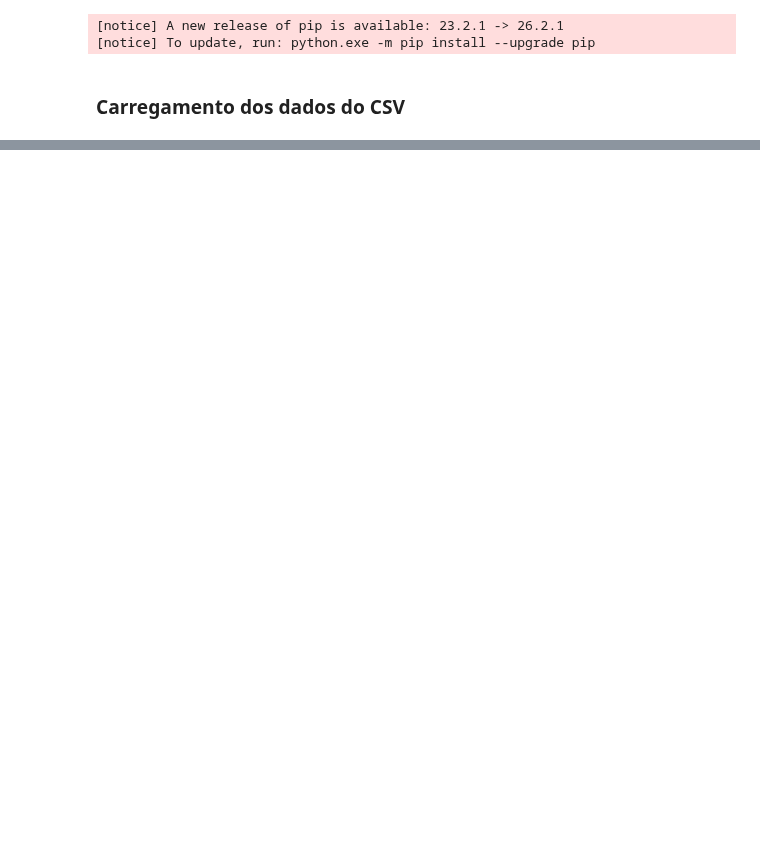
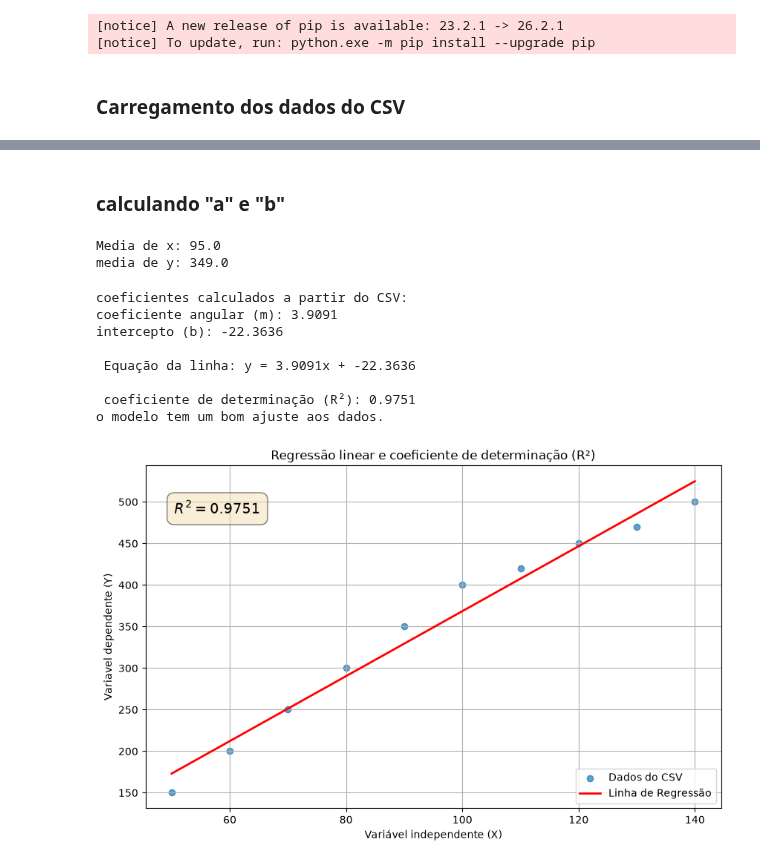
Before and after one commit to oVeronezi/aprendizagem-maquina, a Jupyter notebook: semana3/regressao_linear.ipynb, the cells around one changed output, grey strips where cells are left out. Drawn from its saved outputs; the diff is of its cells as text; code cells hidden in the pictures; blank space fills up the shorter version.

```diff
--- a/semana3/regressao_linear.ipynb
+++ b/semana3/regressao_linear.ipynb
@@ -31,0 +61,7 @@ except FileNotFoundError:
+# %%
+x = x.reshape(-1, 1)
+y = y.reshape(-1, 1)
+
+print("x:", x)
+print("")
+print("y:", y)
@@ -31,0 +86,12 @@ except FileNotFoundError:
+# %% [markdown]
+### calculando "a" e "b"
+# %%
+# 2. calcular os coeficientes da regressão linear (a e b)
+x_mean = np.mean(x)
+y_mean = np.mean(y)
+
+print("Media de x:", x_mean)
+print("media de y:", y_mean)
+# %% [output]
+Media de x: 95.0
+media de y: 349.0
@@ -31,0 +110,60 @@ except FileNotFoundError:
+# %%
+n = len(x)
+numerador = np.sum((x - x_mean) * (y - y_mean))
+denominador = np.sum((x - x_mean)**2)
+
+m = numerador / denominador
+b = y_mean - (m * x_mean)
+
+# 3. Fazer as previsões do modelo
+# Para cada valor de x, calculamos o y previsto (y) pela nossa linha.
+y_pred = m * x + b
+
+# 4. calcular o R-quadrado (R²) para avaliar o modelo
+sqr = np.sum((y - y_pred)**2) # soma quadratica dos residos
+sqt = np.sum((y - y_mean)**2) # soma quadratica total
+r2 = 1 - (sqr / sqt)
+
+# 5. imprimir os resultados
+print(f"coeficientes calculados a partir do CSV:")
+print(f"coeficiente angular (m): {m:.4f}")
+print(f"intercepto (b): {b:.4f}")
+print("\n Equação da linha: y = {:.4f}x + {:.4f}".format(m, b))
+print(f"\n coeficiente de determinação (R²): {r2:.4f}")
+if r2 > 0.75:
+    print("o modelo tem um bom ajuste aos dados.")
+elif r2 > 0.5:
+    print("o modelo tem um ajuste moderado")
+else:
+    print("o modelo tem um ajuste fraco")
+
+# 6. criar a linha de regressão para visualização
+x_line = np.array([x.min(), x.max()])
+y_line = m * x_line + b
+
+# Visualizar os resultados
+plt.figure(figsize=(10, 6))
+plt.scatter(x, y, label='Dados do CSV', alpha=0.7)
+plt.plot(x_line, y_line, color='red', linewidth=2, label='Linha de Regressão')
+
+# Adiciona o valor R² ao gráfico para fácil visialização
+plt.text(0.05, 0.9, f'$R^2 = {r2:.4f}$', transform=plt.gca().transAxes,
+         fontsize=14, verticalalignment='top',
+         bbox=dict(boxstyle='round,pad=0.5', fc='wheat', alpha=0.5))
+
+plt.title("Regressão linear e coeficiente de determinação (R²)")
+plt.xlabel('Variável independente (X)')
+plt.ylabel('Variavel dependente (Y)')
+plt.legend()
+plt.grid(True)
+plt.show()
+# %% [output]
+coeficientes calculados a partir do CSV:
+coeficiente angular (m): 3.9091
+intercepto (b): -22.3636
+
+ Equação da linha: y = 3.9091x + -22.3636
+
+ coeficiente de determinação (R²): 0.9751
+o modelo tem um bom ajuste aos dados.
+[figure, added]
```
Also changed, not shown: parts of 4 cells of this notebook, 2 other files.
